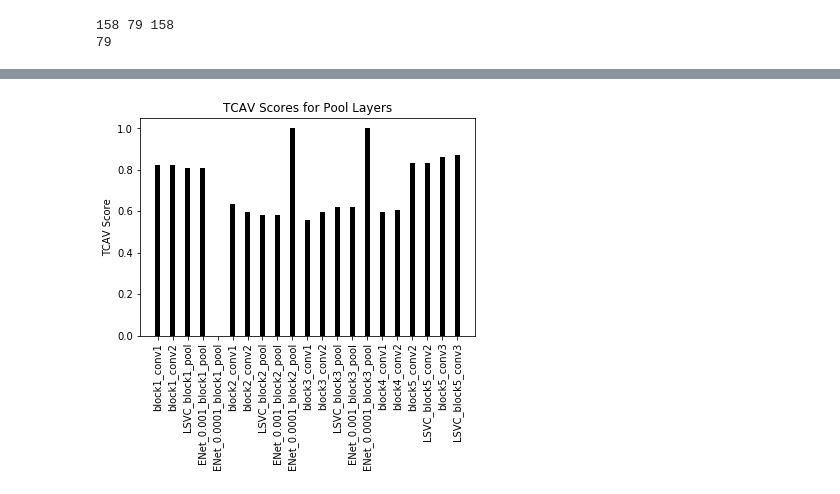
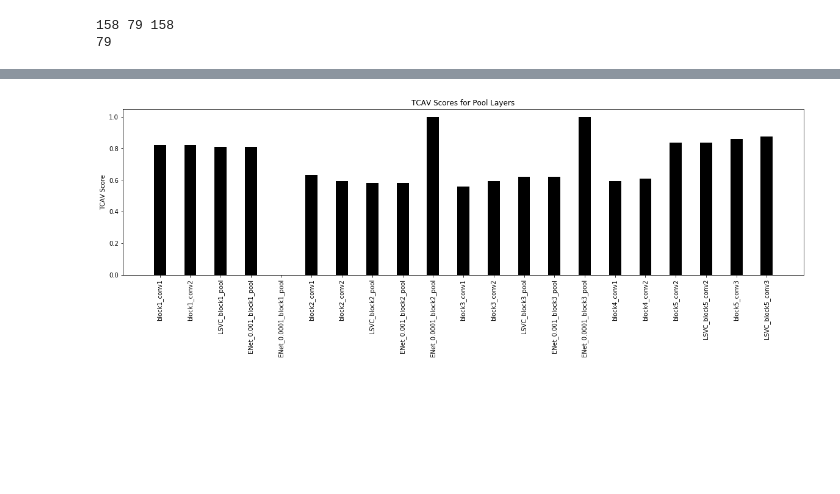
Before and after one commit to kjanjua26/tcav-nlp, a Jupyter notebook: tester-notebooks/VGG_Tests_With_inBetween_Layers.ipynb, the cells around one changed output, grey strips where cells are left out. Saved outputs shown, nothing was run; the diff lists cells and outputs as text; code cells hidden in the pictures; blank space fills up the shorter version.

```diff
--- a/tester-notebooks/VGG_Tests_With_inBetween_Layers.ipynb
+++ b/tester-notebooks/VGG_Tests_With_inBetween_Layers.ipynb
@@ -282,32 +324,33 @@ plot_scores = {
     "block1_conv1": 0.8227848101265823,
     "block1_conv2": 0.8227848101265823,
     "LSVC_block1_pool": 0.810126582278481,
     "ENet_0.001_block1_pool": 0.810126582278481,
     "ENet_0.0001_block1_pool": 0.0,
     "block2_conv1": 0.6329113924050633,
     "block2_conv2": 0.5949367088607594,
     "LSVC_block2_pool": 0.5822784810126582,
     "ENet_0.001_block2_pool": 0.5822784810126582,
     "ENet_0.0001_block2_pool": 1.0,
     "block3_conv1": 0.5569620253164557,
     "block3_conv2": 0.5949367088607594,
     "LSVC_block3_pool": 0.620253164556962,
     "ENet_0.001_block3_pool": 0.620253164556962,
     "ENet_0.0001_block3_pool": 1.0,
     "block4_conv1": 0.5949367088607594,
     "block4_conv2": 0.6075949367088608,
     "block5_conv2": 0.8354430379746836,
     "LSVC_block5_conv2": 0.8354430379746836,
     "block5_conv3": 0.8607594936708861,
     "LSVC_block5_conv3": 0.8734177215189873
 }
 
 x_points = [x for x in range(len(plot_scores.keys()))]
 keys = list(plot_scores.keys())
-plt.bar(x_points, plot_scores.values(), width=0.3, color='k')
+plt.rcParams["figure.figsize"] = (20,5)
+plt.bar(x_points, plot_scores.values(), width=0.4, color='k')
 plt.xticks(x_points, plot_scores.keys(), rotation=90)
 plt.title('TCAV Scores for Pool Layers')
 plt.ylabel('TCAV Score')
 plt.show()
 # %% [output]
-[figure, old version]
+[figure, new version]
```
Also changed, not shown: parts of 11 cells of this notebook.
